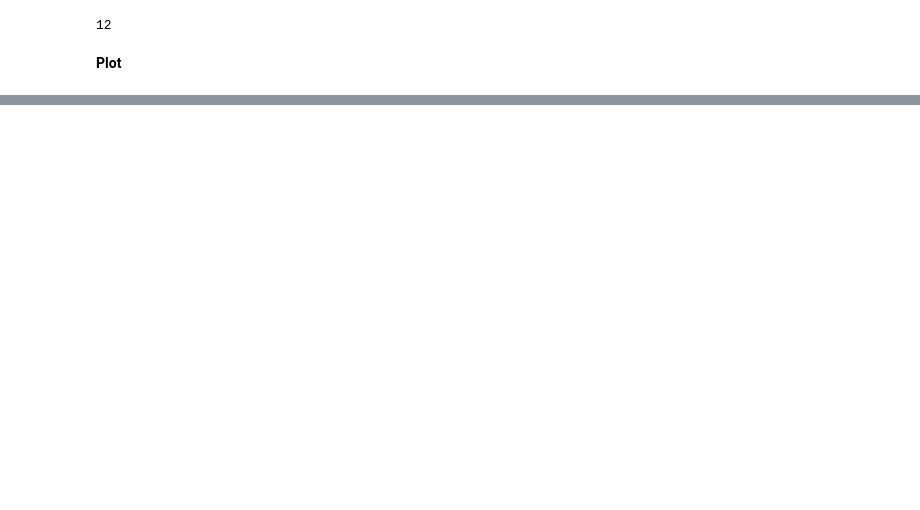
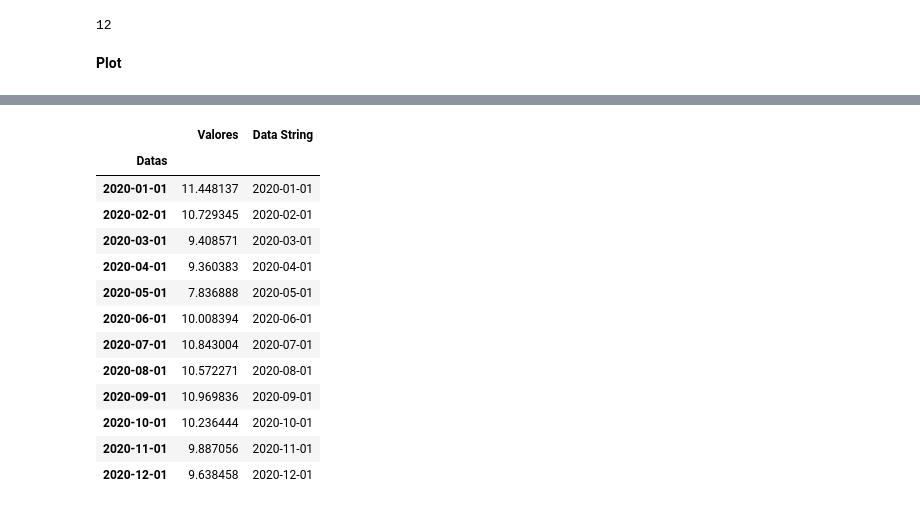
Before and after one commit to LucasRocha2308/Curso-Data-Science-e-Machine-Learning-com-Estatistica-e-Python, a Jupyter notebook: time_series.ipynb, the cells around one changed output, grey strips where cells are left out. Cells and saved outputs as stored; diff of their text form; code cells hidden in the pictures; blank space fills up the shorter version.

```diff
--- a/time_series.ipynb
+++ b/time_series.ipynb
@@ -127,0 +279,19 @@ plt.show()
+# %%
+data['Data String'] = pd.to_datetime(data['Data String'], format='%d/%b/%y')
+# %%
+data
+# %% [output]
+|  | Valores | Data String |
+| Datas |  |  |
+| 2020-01-01 | 11.448137 | 2020-01-01 |
+| 2020-02-01 | 10.729345 | 2020-02-01 |
+| 2020-03-01 | 9.408571 | 2020-03-01 |
+| 2020-04-01 | 9.360383 | 2020-04-01 |
+| 2020-05-01 | 7.836888 | 2020-05-01 |
+| 2020-06-01 | 10.008394 | 2020-06-01 |
+| 2020-07-01 | 10.843004 | 2020-07-01 |
+| 2020-08-01 | 10.572271 | 2020-08-01 |
+| 2020-09-01 | 10.969836 | 2020-09-01 |
+| 2020-10-01 | 10.236444 | 2020-10-01 |
+| 2020-11-01 | 9.887056 | 2020-11-01 |
+| 2020-12-01 | 9.638458 | 2020-12-01 |
```
Also changed, not shown: parts of 20 cells of this notebook.
